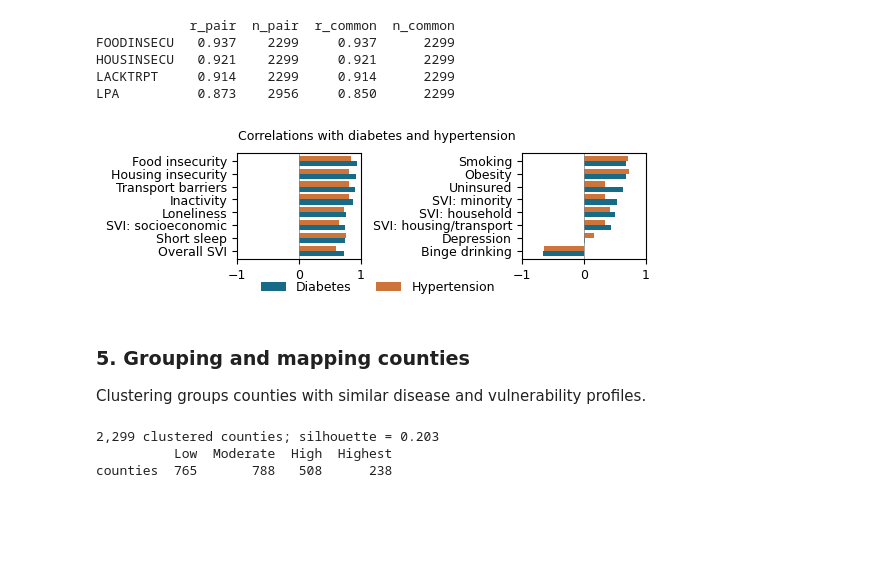
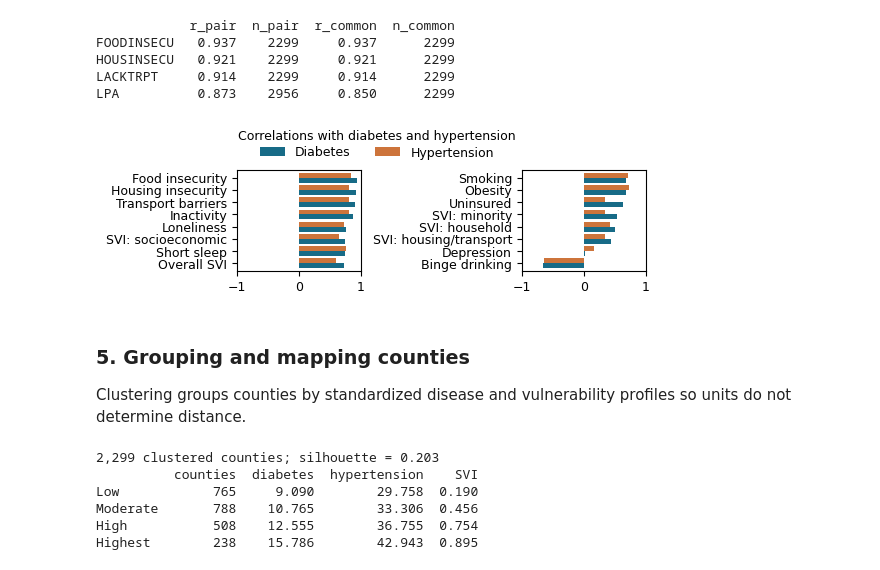
Before and after one commit to Booth-DH/Global_AI_Internship, a Jupyter notebook: code_sample/code_sample.ipynb, the cells around one changed output. Drawn from its saved outputs; the diff is of its cells as text; code cells hidden in the pictures; blank space fills up the shorter version.

```diff
--- a/code_sample/code_sample.ipynb
+++ b/code_sample/code_sample.ipynb
@@ -43,13 +36,13 @@ locationid: string; FIPS: string; data_value: float64
 ### 3. Building the county snapshot
 # %%
 def prepare_county_snapshot(places, svi):
-    health = places.loc[(places.stateabbr != 'US') &
-                       (places.data_value_type == 'Age-adjusted prevalence')].copy()
+    health = places.loc[places.stateabbr.ne('US') & places.data_value_type.eq('Age-adjusted prevalence')].copy()
     health['FIPS'] = health.locationid.str.zfill(5)
     health = health.sort_values('year').drop_duplicates(['FIPS', 'measureid'], keep='last')
     wide = health.pivot(index='FIPS', columns='measureid', values='data_value')
+    # Treat -999 as missing.
     svi = svi.assign(FIPS=svi.FIPS.str.zfill(5)).replace(-999, np.nan).set_index('FIPS')
-    # Treat -999 as missing; validate raises an error for duplicate county identifiers.
+    # Validation raises an error for duplicate county identifiers.
     return wide.join(svi, validate='one_to_one').dropna(subset=[*outcomes, 'RPL_THEMES'])
 counties = prepare_county_snapshot(places, svi)
 # %% [markdown]
@@ -58,16 +51,13 @@ counties = prepare_county_snapshot(places, svi)
 Pearson r measures association; pairwise uses available counties, while common holds the sample fixed.
 # %%
 def compare_correlations(data, outcome, factors, sample_policy='pairwise'):
-    values = data[[outcome, *factors]].dropna(subset=[outcome])
-    if sample_policy == 'common':
-        values = values.dropna()
-    return pd.DataFrame({'r': values[factors].corrwith(values[outcome]), 'n': values[factors].count()})
+    rows = data[[outcome, *factors]].dropna(subset=[outcome, *factors] if sample_policy == 'common' else [outcome])
+    return pd.DataFrame({'r': rows[factors].corrwith(rows[outcome]), 'n': rows[factors].count()})
 results = {outcome: compare_correlations(counties, outcome, factors) for outcome in outcomes}
 correlations = pd.DataFrame({outcome: result.r for outcome, result in results.items()})
 shown = ['FOODINSECU', 'HOUSINSECU', 'LACKTRPT', 'LPA']
-common = compare_correlations(counties, 'DIABETES', shown, 'common')
-paired = results['DIABETES'].loc[shown]
-comparison = paired.join(common, lsuffix='_pair', rsuffix='_common')
+common = compare_correlations(counties, 'DIABETES', factors, 'common')
+comparison = results['DIABETES'].join(common, lsuffix='_pair', rsuffix='_common').loc[shown]
 comparison.to_csv(OUT / 'tables/correlation_summary.csv')
 print(comparison.round(3).rename_axis(None))
 # %% [output]
@@ -79,47 +69,45 @@ LPA          0.873    2956     0.850      2299
 # %%
 plt.rcParams.update({'font.size': 9, 'axes.titlesize': 9, 'figure.titlesize': 9})
 def plot_correlations(correlations):
     ranked = correlations.sort_values('DIABETES', ascending=False).rename(index=factor_labels)
     fig, axes = plt.subplots(1, 2, figsize=(5.6, 1.75))
     for ax, start in zip(axes, [0, 8]):
         ranked.iloc[start:start + 8].iloc[::-1].plot.barh(ax=ax, width=.8,
             color=['#176b87', '#cd743b'], legend=False)
         ax.set(xlim=(-1, 1), xticks=[-1, 0, 1], xlabel='', ylabel='')
-        ax.axvline(0, color='grey', linewidth=.5)
     fig.suptitle('Correlations with diabetes and hypertension')
-    fig.legend(axes[0].containers, ['Diabetes', 'Hypertension'], loc='lower center', ncol=2, frameon=False)
-    fig.subplots_adjust(left=.25, right=.98, bottom=.24, top=.85, wspace=1.3)
+    fig.legend(['Diabetes', 'Hypertension'], loc='upper center', bbox_to_anchor=(.5, .95), ncol=2, frameon=False)
+    fig.subplots_adjust(left=.25, right=.98, bottom=.17, top=.75, wspace=1.3)
     return fig
-figure = plot_correlations(correlations)
-figure.savefig(OUT / 'figures/fig_correlations.png', dpi=240)
-plt.show()
+figure = plot_correlations(correlations); figure.savefig(OUT / 'figures/fig_correlations.png', dpi=240); plt.show()
 # %% [output]
-[figure, old version]
+[figure, new version]
 # %% [markdown]
 ### 5. Grouping and mapping counties
 
-Clustering groups counties with similar disease and vulnerability profiles.
+Clustering groups counties by standardized disease and vulnerability profiles so units do not determine distance.
 # %%
 strength = correlations.abs().mean(axis=1).sort_values(ascending=False)
 features = outcomes + strength[strength >= .40].index.tolist()
 complete = counties.dropna(subset=features).copy()
-# Standardize so measurement units do not determine distance.
-scaled = StandardScaler().fit_transform(complete[features])
-model = KMeans(n_clusters=4, random_state=42, n_init=10).fit(scaled)
+scaled = preprocessing.StandardScaler().fit_transform(complete[features])
+model = cluster.KMeans(n_clusters=4, random_state=42, n_init=10).fit(scaled)
 anchors = [features.index(factor) for factor in [*outcomes, 'RPL_THEMES']]
 # Order tiers by mean standardized diabetes, hypertension, and SVI.
 order = np.argsort(model.cluster_centers_[:, anchors].mean(axis=1))
 tiers = ['Low', 'Moderate', 'High', 'Highest']
-labels = pd.Series(model.labels_, index=complete.index)
-ordered_labels = labels.map(dict(zip(order, tiers)))
-complete['tier'] = pd.Categorical(ordered_labels, categories=tiers, ordered=True)
+labels = pd.Series(model.labels_, index=complete.index).map(dict(zip(order, tiers)))
+complete['tier'] = pd.Categorical(labels, categories=tiers, ordered=True)
 summary = complete.groupby('tier', observed=True).agg(counties=('DIABETES', 'size'),
     diabetes=('DIABETES', 'mean'), hypertension=('BPHIGH', 'mean'), SVI=('RPL_THEMES', 'mean'))
-print(f'{len(complete):,} clustered counties; silhouette = {silhouette_score(scaled, model.labels_):.3f}')
-print(summary[['counties']].T.rename_axis(None, axis=1).to_string())
+print(f'{len(complete):,} clustered counties; silhouette = {metrics.silhouette_score(scaled, model.labels_):.3f}')
+print(summary.round(3).rename_axis(None).to_string())
 # %% [output]
 2,299 clustered counties; silhouette = 0.203
-          Low  Moderate  High  Highest
-counties  765       788   508      238
+          counties  diabetes  hypertension    SVI
+Low            765     9.090        29.758  0.190
+Moderate       788    10.765        33.306  0.456
+High           508    12.555        36.755  0.754
+Highest        238    15.786        42.943  0.895
 # %%
 def plot_county_profiles(complete):
```
Also changed, not shown: parts of 4 cells of this notebook, 7 other files.
